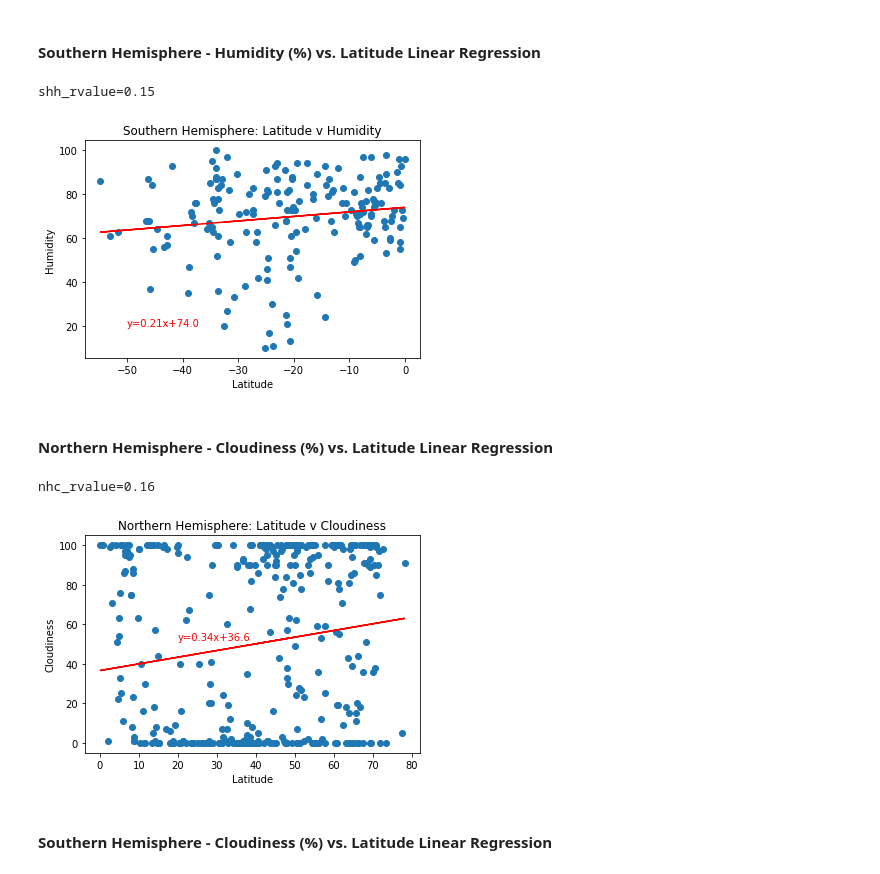
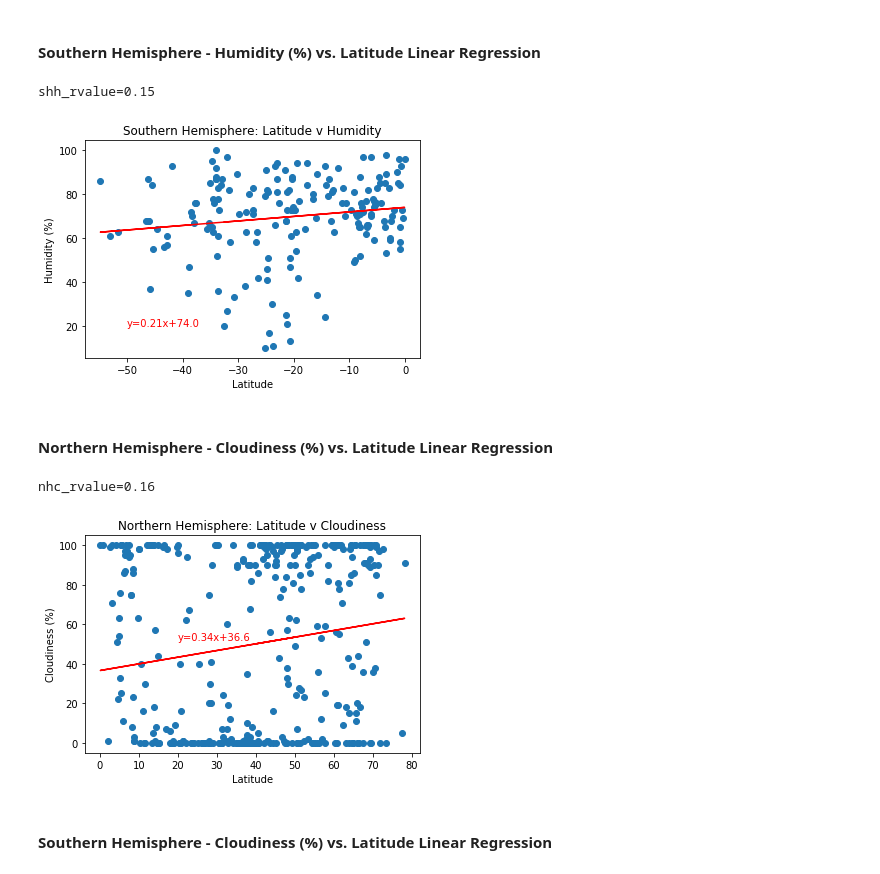
Before and after one commit to gabrielmacey/python_api_challenge, a Jupyter notebook: WeatherPy/WeatherPy.ipynb, the cells around one changed output. Saved outputs shown, nothing was run; the diff lists cells and outputs as text; code cells hidden in the pictures.

```diff
--- a/WeatherPy/WeatherPy.ipynb
+++ b/WeatherPy/WeatherPy.ipynb
@@ -327,21 +327,21 @@ nhh_rvalue=0.34
 # %%
 shh_x_value =southern_data["Latitude"]
 shh_y_value = southern_data["Humidity"]
 (shh_slope, shh_intercept, shh_rvalue, shh_pvalue, shh_stderr)=linregress(shh_x_value,shh_y_value)
 shh_regress_value = shh_x_value * shh_slope + shh_intercept
 shh_line_eq = "y=" + str(round(shh_slope,2)) + "x+" + str(round(shh_intercept,2))
 plt.scatter(shh_x_value,shh_y_value)
 plt.plot(shh_x_value, shh_regress_value, "r-")
 plt.annotate(shh_line_eq,(-50,20), color="red")
 plt.title("Southern Hemisphere: Latitude v Humidity")
 plt.xlabel("Latitude")
-plt.ylabel("Humidity")
+plt.ylabel("Humidity (%)")
 print(f"shh_rvalue={round(shh_rvalue,2)}")
 plt.savefig("Southern_Hemisphere_Hum_v_Lat.png")
 plt.show()
 # %% [output]
 shh_rvalue=0.15
-[figure, old version]
+[figure, new version]
 # %% [markdown]
 ####  Northern Hemisphere - Cloudiness (%) vs. Latitude Linear Regression
 # %%
@@ -355,13 +355,13 @@ plt.plot(nhc_x_value, nhc_regress_value, "r-")
 plt.annotate(nhc_line_eq,(20,52), color="red")
 plt.title("Northern Hemisphere: Latitude v Cloudiness")
 plt.xlabel("Latitude")
-plt.ylabel("Cloudiness")
+plt.ylabel("Cloudiness (%)")
 print(f"nhc_rvalue={round(nhc_rvalue,2)}")
 plt.savefig("Northern_Hemisphere_Cloud_v_Lat.png")
 plt.show()
 # %% [output]
 nhc_rvalue=0.16
-[figure, old version]
+[figure, new version]
 # %% [markdown]
 ####  Southern Hemisphere - Cloudiness (%) vs. Latitude Linear Regression
 # %%
```
Also changed, not shown: parts of 7 cells of this notebook, 8 other files.
